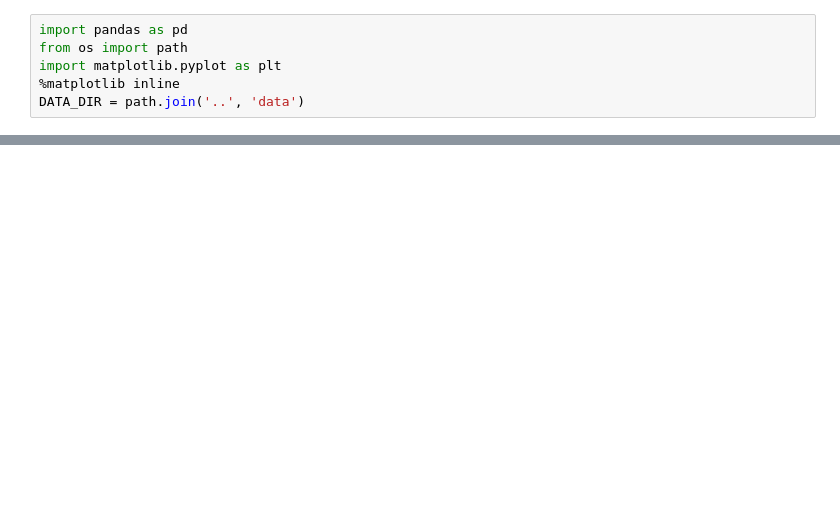
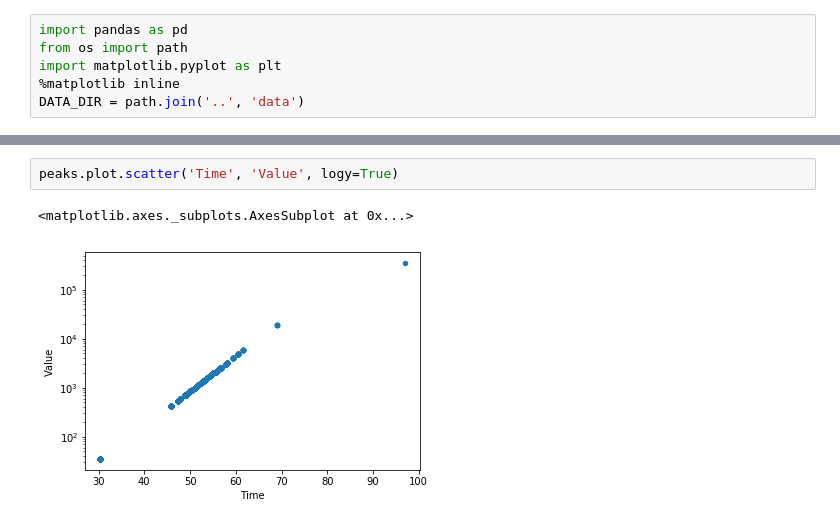
Before and after one commit to joshuablake/Temporal-metapop-epidemic-London-, a Jupyter notebook: src/Results analysis.ipynb, the cells around one changed output, grey strips where cells are left out. Saved outputs shown, nothing was run; the diff lists cells and outputs as text; blank space fills up the shorter version.

```diff
--- a/src/Results analysis.ipynb
+++ b/src/Results analysis.ipynb
@@ -32,0 +58,5 @@ filtered.T.plot(legend=None, color='#870909')
+# %%
+peaks.plot.scatter('Time', 'Value', logy=True)
+# %% [output]
+<matplotlib.axes._subplots.AxesSubplot at 0x...>
+[figure, added]
```
Also changed, not shown: parts of 30 cells of this notebook, 4 other files.
